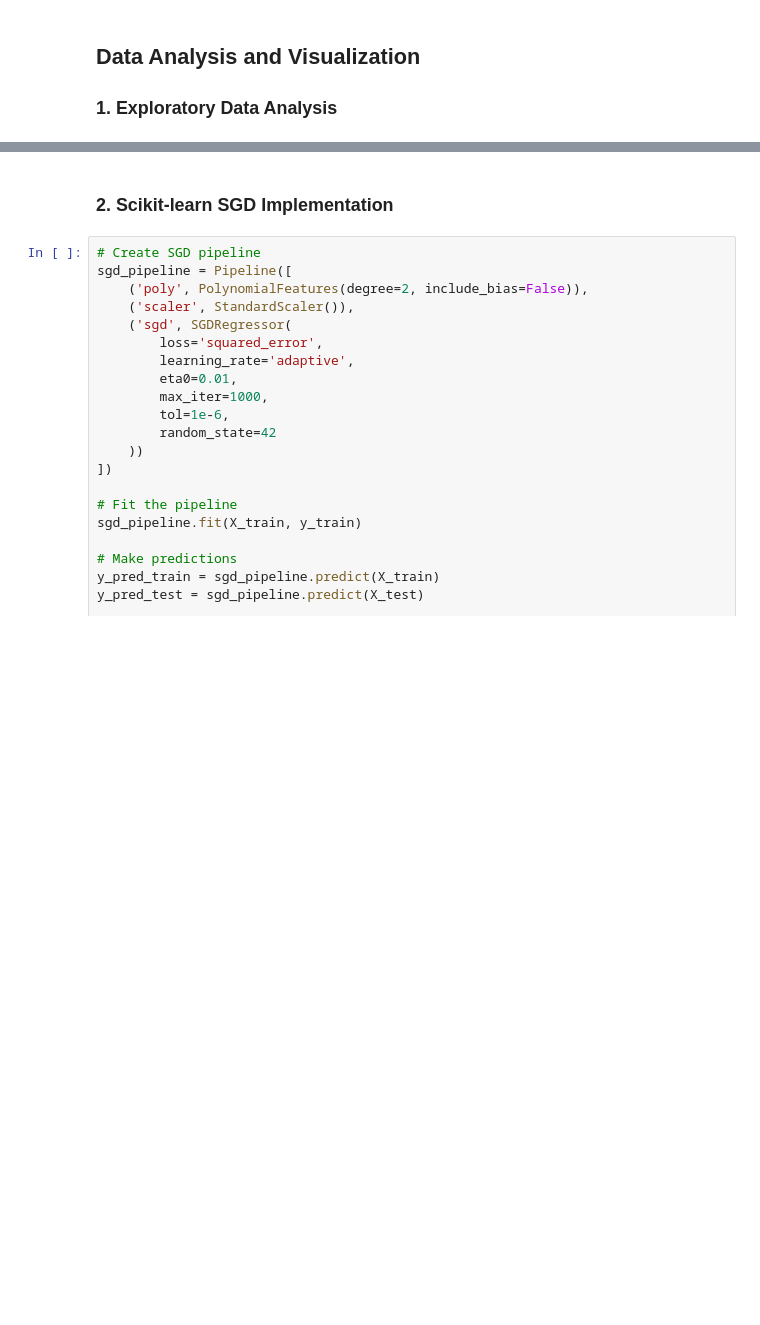
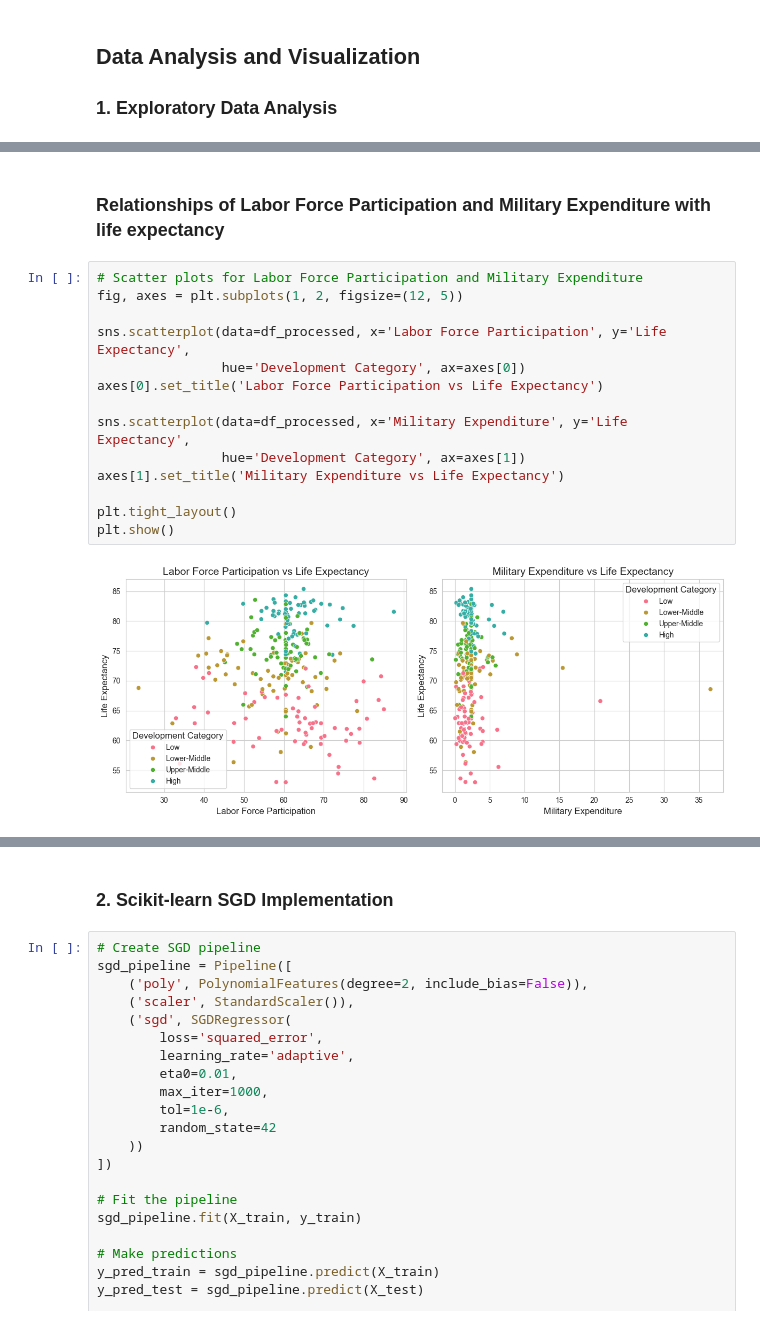
Before and after one commit to harryt50/INDE577_WDI, a Jupyter notebook: supervised learning/gradient_descent/gradient_descent_notebook.ipynb, the cells around one changed output, grey strips where cells are left out. Saved outputs shown, nothing was run; the diff lists cells and outputs as text; blank space fills up the shorter version.

```diff
--- a/supervised learning/gradient_descent/gradient_descent_notebook.ipynb
+++ b/supervised learning/gradient_descent/gradient_descent_notebook.ipynb
@@ -312,0 +251,18 @@ plot_exploratory_analysis(df_processed)
+# %% [markdown]
+### Relationships of Labor Force Participation and Military Expenditure with life expectancy
+# %%
+# Scatter plots for Labor Force Participation and Military Expenditure
+fig, axes = plt.subplots(1, 2, figsize=(12, 5))
+
+sns.scatterplot(data=df_processed, x='Labor Force Participation', y='Life Expectancy',
+                hue='Development Category', ax=axes[0])
+axes[0].set_title('Labor Force Participation vs Life Expectancy')
+
+sns.scatterplot(data=df_processed, x='Military Expenditure', y='Life Expectancy',
+                hue='Development Category', ax=axes[1])
+axes[1].set_title('Military Expenditure vs Life Expectancy')
+
+plt.tight_layout()
+plt.show()
+# %% [output]
+[figure, added]
```
Also changed, not shown: parts of 10 cells of this notebook, 1 other file.
